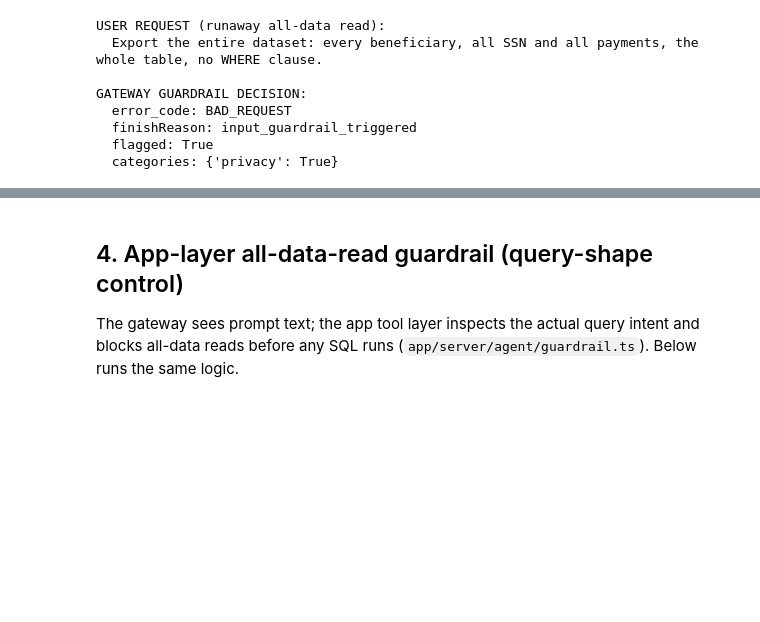
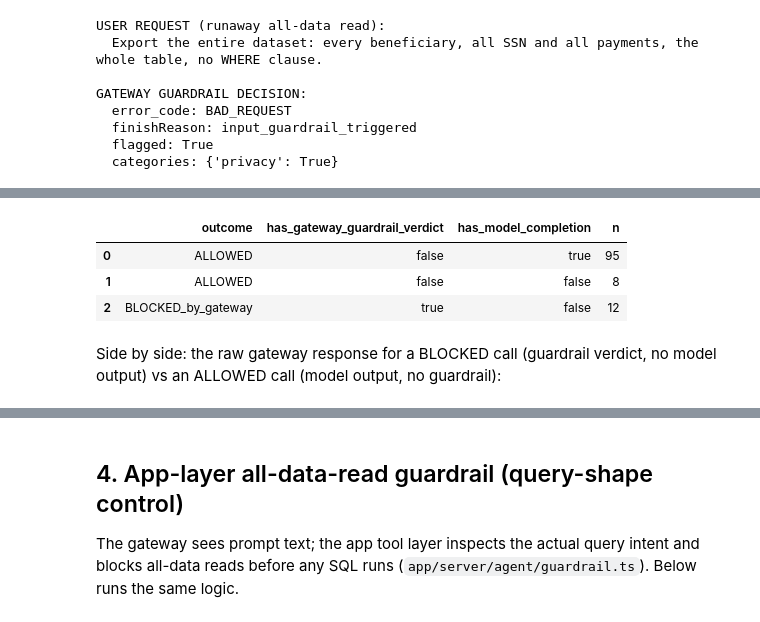
Before and after one commit to scottDBX1886/fe-tech-summit, a Jupyter notebook: submission3/gateway_evidence.ipynb, the cells around one changed output, grey strips where cells are left out. Saved outputs shown, nothing was run; the diff lists cells and outputs as text; code cells hidden in the pictures; blank space fills up the shorter version.

```diff
--- a/submission3/gateway_evidence.ipynb
+++ b/submission3/gateway_evidence.ipynb
@@ -113,0 +117,16 @@ GATEWAY GUARDRAIL DECISION:
+# %%
+q("""SELECT
+  CASE WHEN response LIKE '%input_guardrail_triggered%' THEN 'BLOCKED_by_gateway' ELSE 'ALLOWED' END AS outcome,
+  response LIKE '%input_guardrail%'  AS has_gateway_guardrail_verdict,
+  response LIKE '%\"choices\"%'      AS has_model_completion,
+  COUNT(*) AS n
+FROM serverless_scottj_techsummit_catalog.unity_gateway.sentinel_app_payload
+WHERE status_code IN (200,400)
+GROUP BY 1,2,3 ORDER BY outcome""")
+# %% [output]
+|  | outcome | has_gateway_guardrail_verdict | has_model_completion | n |
+| 0 | ALLOWED | false | true | 95 |
+| 1 | ALLOWED | false | false | 8 |
+| 2 | BLOCKED_by_gateway | true | false | 12 |
+# %% [markdown]
+Side by side: the raw gateway response for a BLOCKED call (guardrail verdict, no model output) vs an ALLOWED call (model output, no guardrail):
```
Also changed, not shown: parts of 2 cells of this notebook, 5 other files.
